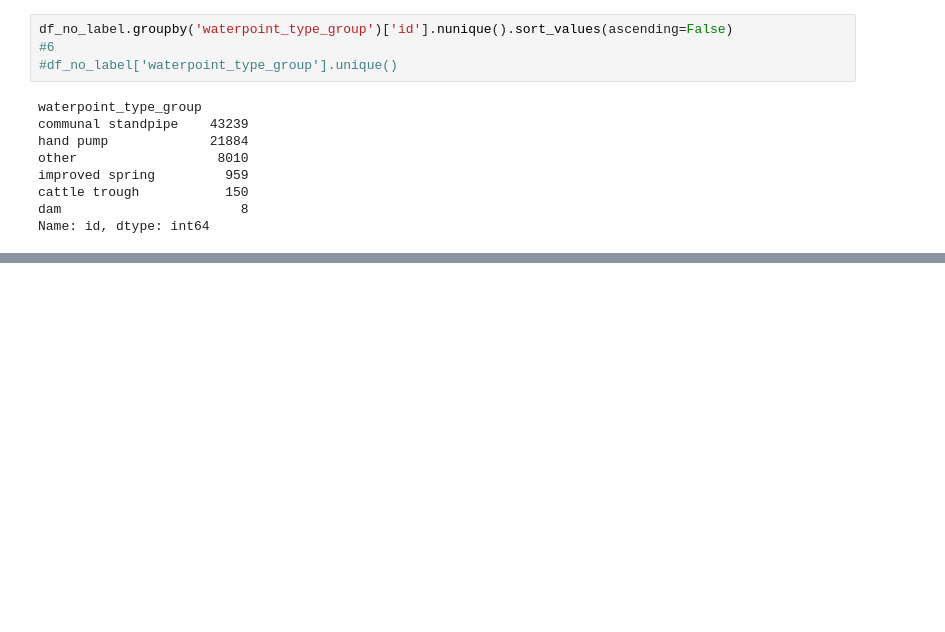
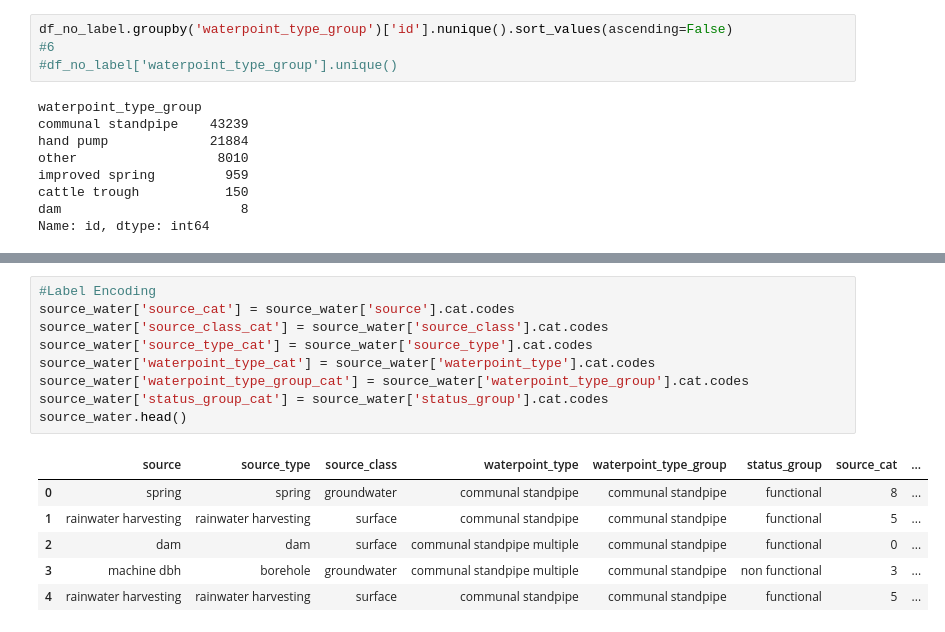
Before and after one commit to JannaW0402/Pump-It-Up-Test, a Jupyter notebook: Pump It Up - Test (5).ipynb, the cells around one changed output, grey strips where cells are left out. Saved outputs shown, nothing was run; the diff lists cells and outputs as text; blank space fills up the shorter version.

```diff
--- a/Pump It Up - Test (5).ipynb
+++ b/Pump It Up - Test (5).ipynb
@@ -229,0 +228,16 @@ ValueError: min() arg is an empty sequence
+# %%
+#Label Encoding
+source_water['source_cat'] = source_water['source'].cat.codes
+source_water['source_class_cat'] = source_water['source_class'].cat.codes
+source_water['source_type_cat'] = source_water['source_type'].cat.codes
+source_water['waterpoint_type_cat'] = source_water['waterpoint_type'].cat.codes
+source_water['waterpoint_type_group_cat'] = source_water['waterpoint_type_group'].cat.codes
+source_water['status_group_cat'] = source_water['status_group'].cat.codes
+source_water.head()
+# %% [output]
+|  | source | source_type | source_class | waterpoint_type | waterpoint_type_group | status_group | source_cat | ... |
+| 0 | spring | spring | groundwater | communal standpipe | communal standpipe | functional | 8 | ... |
+| 1 | rainwater harvesting | rainwater harvesting | surface | communal standpipe | communal standpipe | functional | 5 | ... |
+| 2 | dam | dam | surface | communal standpipe multiple | communal standpipe | functional | 0 | ... |
+| 3 | machine dbh | borehole | groundwater | communal standpipe multiple | communal standpipe | non functional | 3 | ... |
+| 4 | rainwater harvesting | rainwater harvesting | surface | communal standpipe | communal standpipe | functional | 5 | ... |
```
Also changed, not shown: parts of 10 cells of this notebook, 8 other files.
